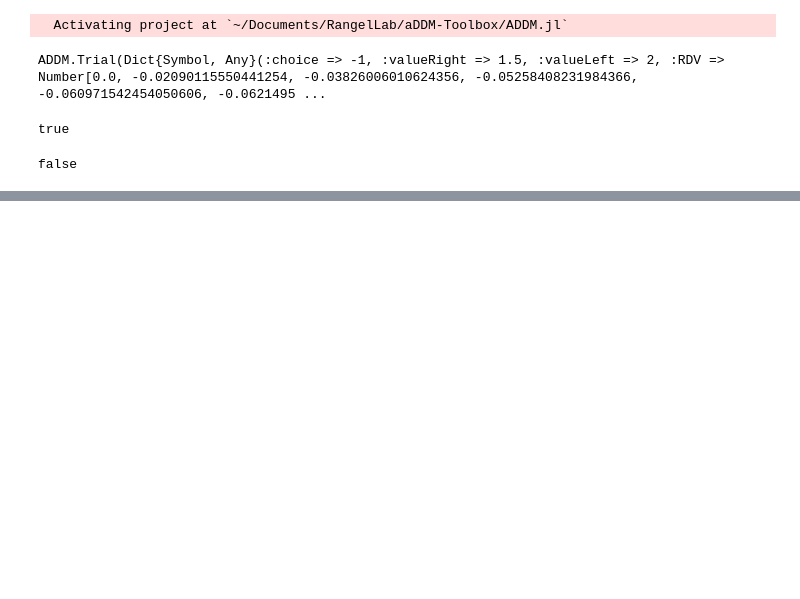
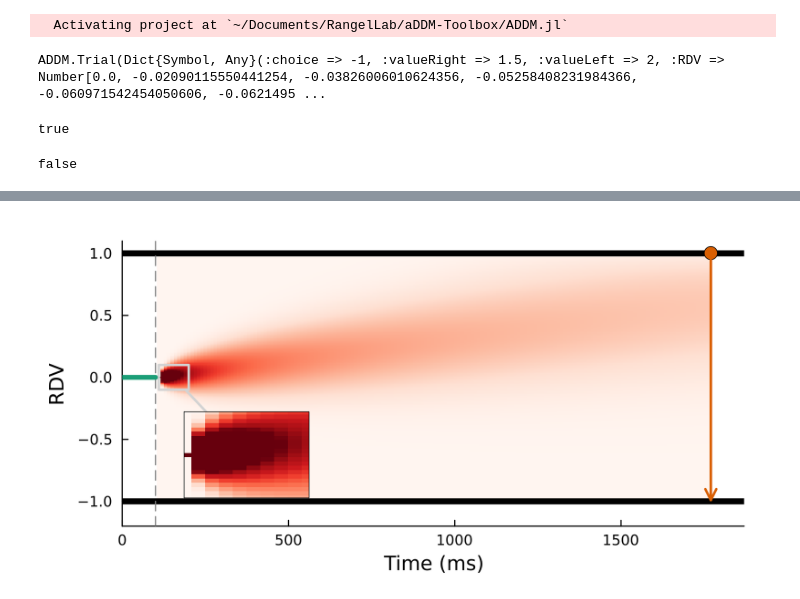
Before and after one commit to zenkavi/ADDM.jl, a Jupyter notebook: docs/src/tutorials/02_likelihood_computation_figures.ipynb, the cells around one changed output, grey strips where cells are left out. Saved outputs shown, nothing was run; the diff lists cells and outputs as text; code cells hidden in the pictures; blank space fills up the shorter version.

```diff
--- a/docs/src/tutorials/02_likelihood_computation_figures.ipynb
+++ b/docs/src/tutorials/02_likelihood_computation_figures.ipynb
@@ -399,0 +592,34 @@ savefig("plot_2_7.png");
+# %%
+p1 = plot(legend = false, grid = false, ylims = [-1.2, 1.1], xlims = [0, t.RT+100],
+    xlabel = "Time (ms)", ylabel = "RDV",
+    dpi = 300, size = (600, 300), margin = 3mm)
+
+# Add propogated prob distribution
+stateStep = .01
+timeStep = 10
+
+halfNumStateBins = ceil(1 / stateStep)
+correctStateStep = 1 / (halfNumStateBins + 0.5)
+states = range(-1 + correctStateStep / 2, 1 - correctStateStep/2, step=correctStateStep)
+x = collect(range(0, size(prStates_cm)[2], step=1)*timeStep)[2:end].+100
+y = collect(states)
+
+heatmap!(x, y, prStates_cm, c = :Reds, clim = prStateLims)
+lens!([110, 200], [-.1, .1];
+       inset=(1, bbox(0.1, 0.6, 0.2, 0.3)),
+       subplot=2, ticks=false, framestyle=:box,
+       lw=2, legend = false, clims = prStateLims)
+
+hline!([-1, 1], line = (:black, 5))
+vline!([m.nonDecisionTime], line = (:gray, 1), linestyle = :dash)
+
+# Static plot
+timeStep = 10
+plot!([t.RT], [last(t.RDV)], marker = 6, color = RGB(217/255,95/255,2/255))
+
+# Add annotations for ndt and RT
+plot!([0, m.nonDecisionTime], [0, 0], line = (RGB(27/255,158/255,119/255) , 4))
+
+plot!([t.RT, t.RT],[1,-.99], arrow = true, color = RGB(217/255,95/255,2/255), linewidth = 2)
+# %% [output]
+[figure, added]
```
Also changed, not shown: parts of 27 cells of this notebook, 1 other file.
